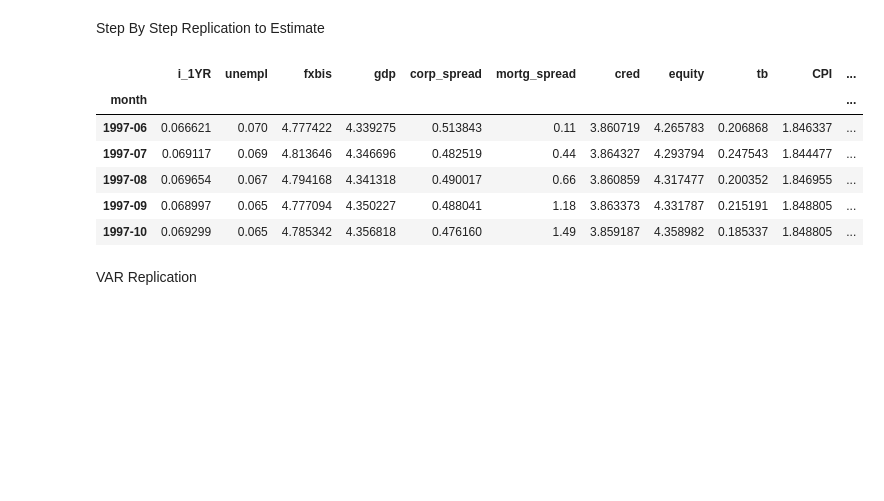
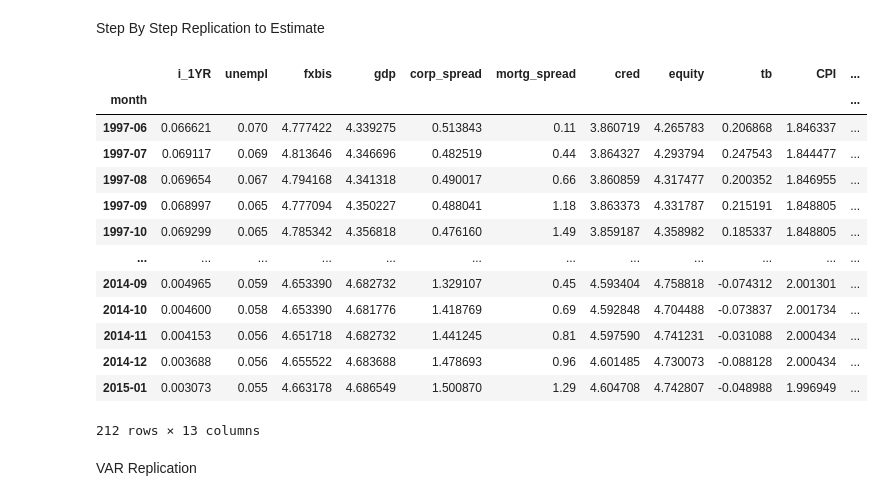
Before and after one commit to LorenzoAlessandro/Monetary-and-Financial-Macroeconometrics-Project, a Jupyter notebook: MONETARY AND FINANCIAL ECONOMICS/Replication of Paper - LLM.ipynb, the cells around one changed output. Saved outputs shown, nothing was run; the diff lists cells and outputs as text; code cells hidden in the pictures; blank space fills up the shorter version.

```diff
--- a/MONETARY AND FINANCIAL ECONOMICS/Replication of Paper - LLM.ipynb
+++ b/MONETARY AND FINANCIAL ECONOMICS/Replication of Paper - LLM.ipynb
@@ -80,18 +75,25 @@ Step By Step Replication to Estimate
 # %%
 # Applying Log Levels since the VAR was estimated in log levels, stil following the Cesa et al. (2020) paper methodology of taking the log of the CPI and the NEER.
 Anderson_Cesa_replication_df= Anderson_Cesa_Final_Data_Frame.copy()
 # set the time as the primary column
 Anderson_Cesa_replication_df = Anderson_Cesa_replication_df.set_index('month')
 Anderson_Cesa_replication_df = Anderson_Cesa_replication_df.loc['1997-06':'2015-01']
-Anderson_Cesa_replication_df.head()
+Anderson_Cesa_replication_df
 # %% [output]
 |  | i_1YR | unempl | fxbis | gdp | corp_spread | mortg_spread | cred | equity | tb | CPI | ... |
 | month |  |  |  |  |  |  |  |  |  |  | ... |
 | 1997-06 | 0.066621 | 0.070 | 4.777422 | 4.339275 | 0.513843 | 0.11 | 3.860719 | 4.265783 | 0.206868 | 1.846337 | ... |
 | 1997-07 | 0.069117 | 0.069 | 4.813646 | 4.346696 | 0.482519 | 0.44 | 3.864327 | 4.293794 | 0.247543 | 1.844477 | ... |
 | 1997-08 | 0.069654 | 0.067 | 4.794168 | 4.341318 | 0.490017 | 0.66 | 3.860859 | 4.317477 | 0.200352 | 1.846955 | ... |
 | 1997-09 | 0.068997 | 0.065 | 4.777094 | 4.350227 | 0.488041 | 1.18 | 3.863373 | 4.331787 | 0.215191 | 1.848805 | ... |
 | 1997-10 | 0.069299 | 0.065 | 4.785342 | 4.356818 | 0.476160 | 1.49 | 3.859187 | 4.358982 | 0.185337 | 1.848805 | ... |
+| ... | ... | ... | ... | ... | ... | ... | ... | ... | ... | ... | ... |
+| 2014-09 | 0.004965 | 0.059 | 4.653390 | 4.682732 | 1.329107 | 0.45 | 4.593404 | 4.758818 | -0.074312 | 2.001301 | ... |
+| 2014-10 | 0.004600 | 0.058 | 4.653390 | 4.681776 | 1.418769 | 0.69 | 4.592848 | 4.704488 | -0.073837 | 2.001734 | ... |
+| 2014-11 | 0.004153 | 0.056 | 4.651718 | 4.682732 | 1.441245 | 0.81 | 4.597590 | 4.741231 | -0.031088 | 2.000434 | ... |
+| 2014-12 | 0.003688 | 0.056 | 4.655522 | 4.683688 | 1.478693 | 0.96 | 4.601485 | 4.730073 | -0.088128 | 2.000434 | ... |
+| 2015-01 | 0.003073 | 0.055 | 4.663178 | 4.686549 | 1.500870 | 1.29 | 4.604708 | 4.742807 | -0.048988 | 1.996949 | ... |
+212 rows × 13 columns
 # %% [markdown]
 VAR Replication
 # %%
```
Also changed, not shown: parts of 4 cells of this notebook, 4 other files.
